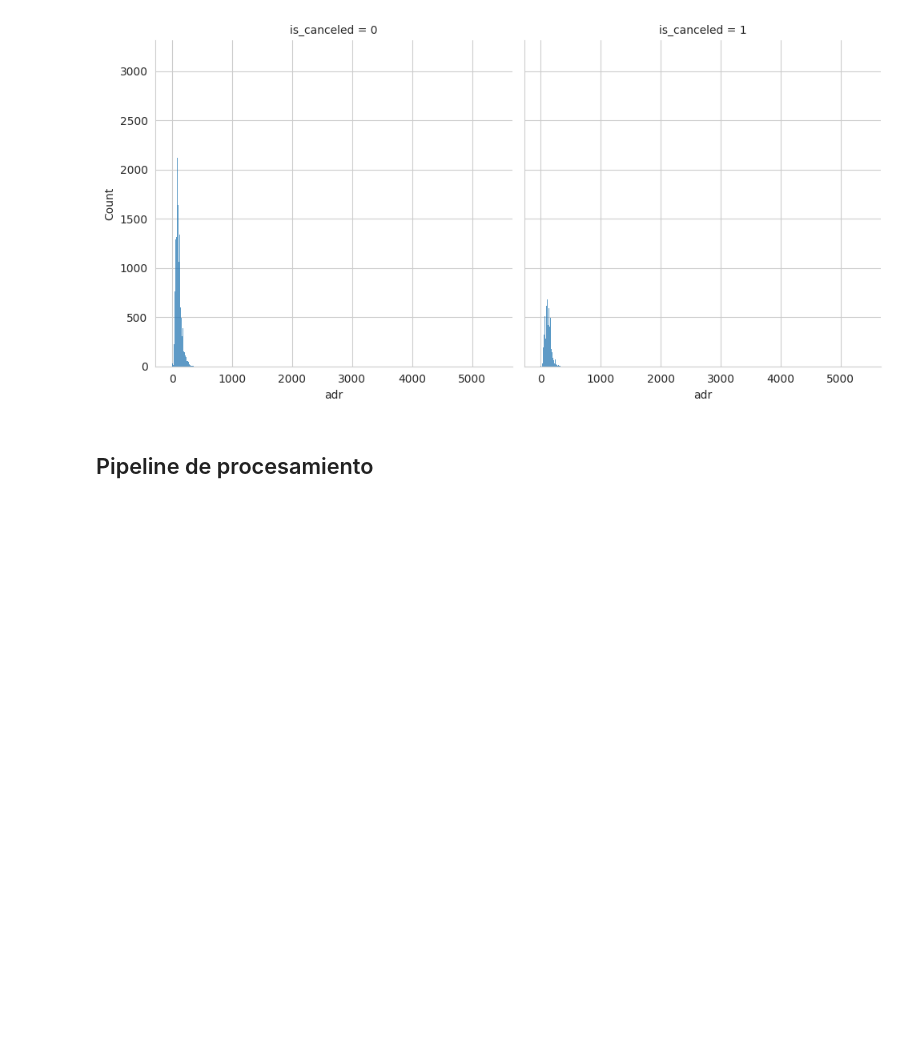
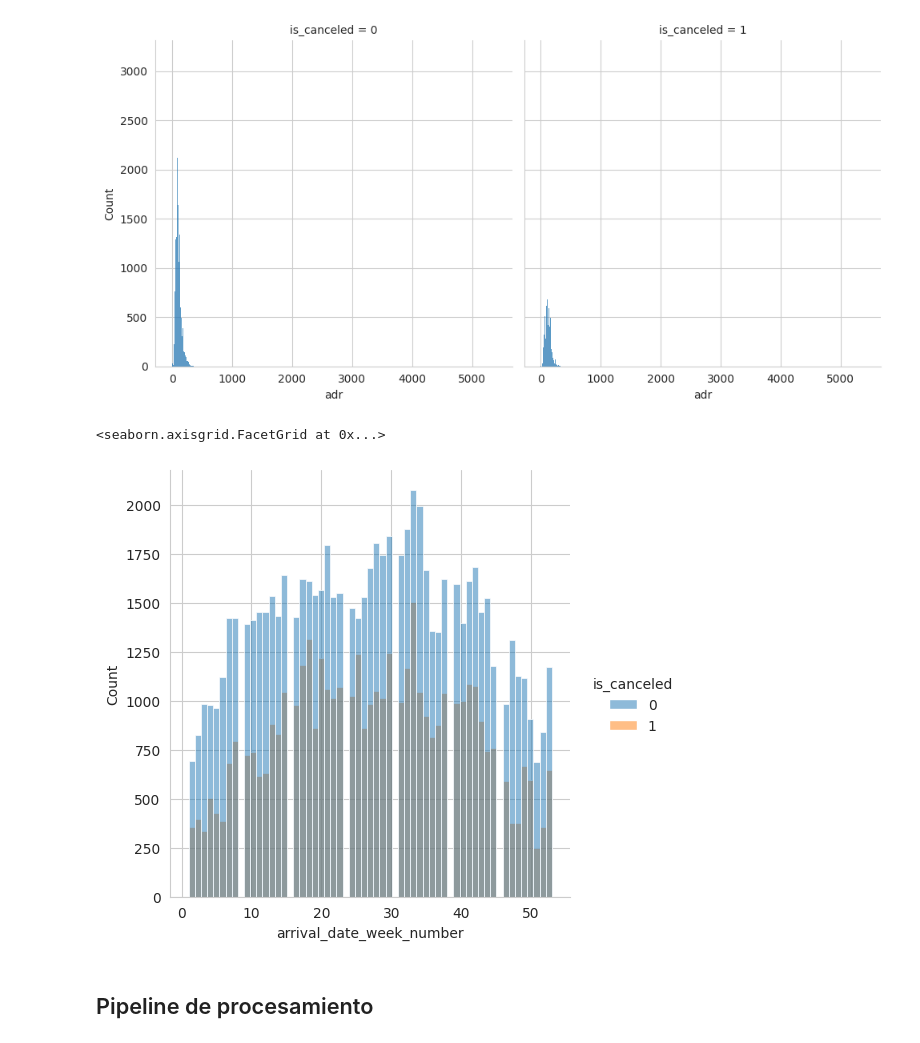
Before and after one commit to fertueros/dsrp-azure-data-scientist-course, a Jupyter notebook: notebooks/preparacion_datos3.ipynb, the cells around one changed output. Cells and saved outputs as stored; diff of their text form; code cells hidden in the pictures; blank space fills up the shorter version.

```diff
--- a/notebooks/preparacion_datos3.ipynb
+++ b/notebooks/preparacion_datos3.ipynb
@@ -72,6 +72,11 @@ sns.displot(data=reservas_hotel_raw, x="adr", col="is_canceled")
 # %% [output]
 <seaborn.axisgrid.FacetGrid at 0x...>
 [figure]
+# %%
+sns.displot(reservas_hotel_raw, x='arrival_date_week_number', hue='is_canceled')
+# %% [output]
+<seaborn.axisgrid.FacetGrid at 0x...>
+[figure, added]
 # %% [markdown]
 ## Pipeline de procesamiento
 # %%
```
Also changed, not shown: parts of 5 cells of this notebook.
